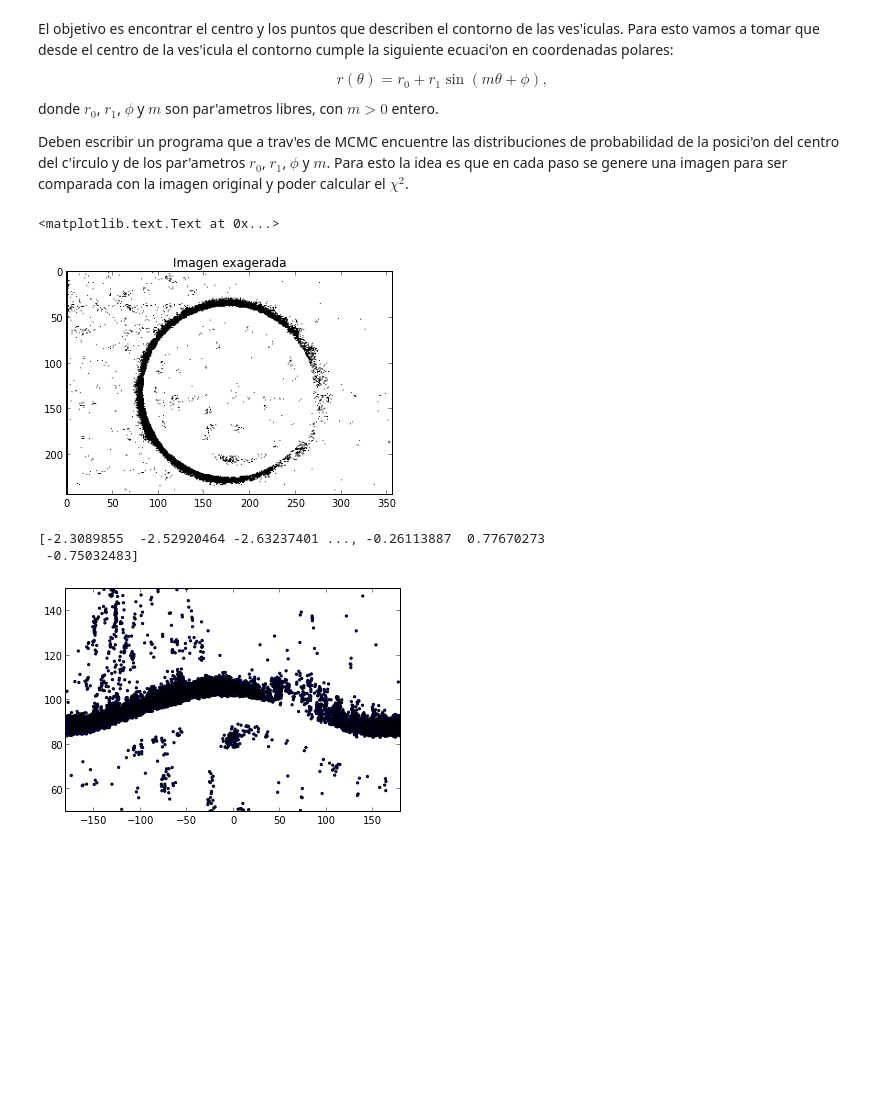
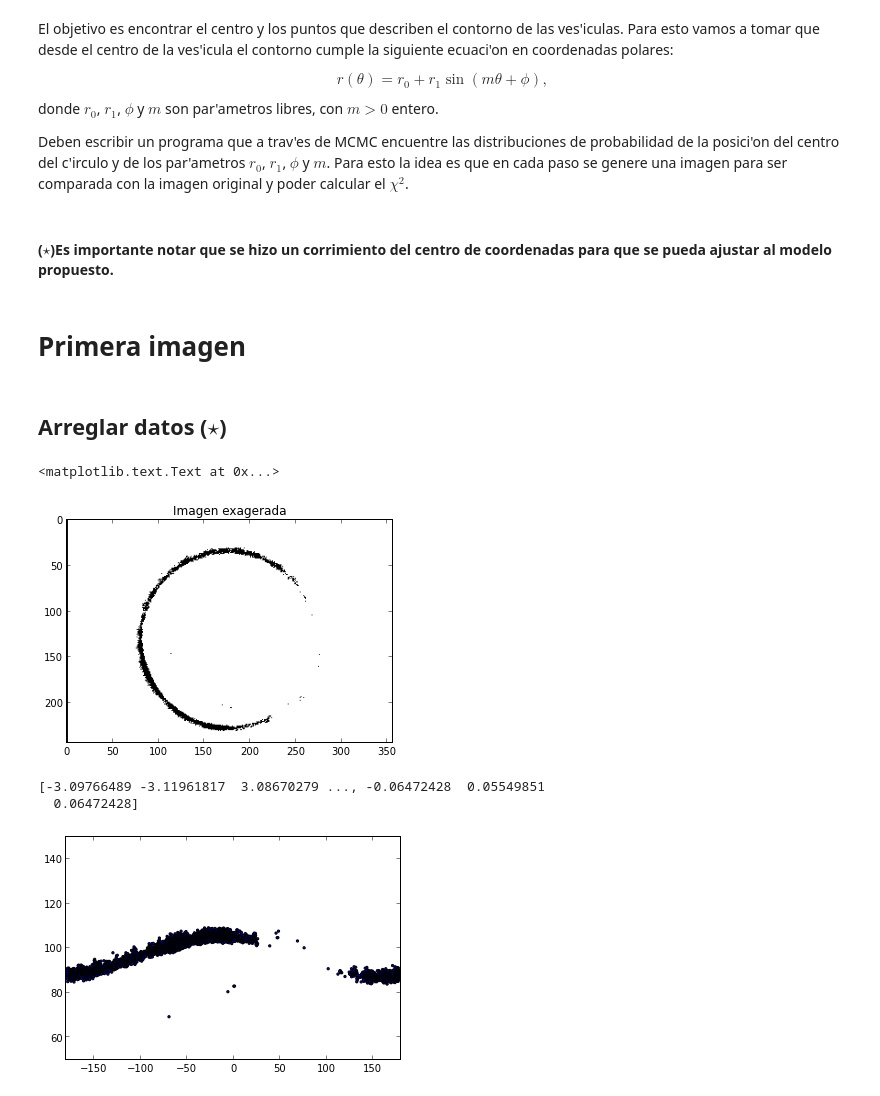
Before and after one commit to sebastianrosales/Castillo_Rosales_hw8, a Jupyter notebook: VesiculasDeRudy.ipynb, the cells around one changed output. Cells and saved outputs as stored; diff of their text form; code cells hidden in the pictures; blank space fills up the shorter version.

Commit message:
version 3. Funcional pero falta copiar para que haga la otra imagen

```diff
--- a/VesiculasDeRudy.ipynb
+++ b/VesiculasDeRudy.ipynb
@@ -46,37 +53,43 @@ def modelo(theta,r0,r1,m, phi):
+# %% [markdown]
+#### ($\star$)Es importante notar que se hizo un corrimiento del centro de coordenadas para que se pueda ajustar al modelo propuesto.
+# %% [markdown]
+# Primera imagen
+# %% [markdown]
+## Arreglar datos ($\star$)
 # %%
 xmax=len(Im1[:,0])
 ymax=len(Im1[0,:])
 r_obs=empty((0))
 theta_obs=empty((0))
 ImEx=zeros([xmax,ymax])
 contador1=0
 contador2=0
 for i in range(1,xmax):
     for j in range(1,ymax):
         valor=Im1[i,j]
         x=i-122
         y=j-178
-        if valor>181:
+        if valor>200:
             r=sqrt((x*x)+(y*y))
             theta=arctan2(y,x)
             #print "x= "+str(x)+", y= "+str(y)+", theta= "+str(theta*180/pi)+", r= "+str(r)
             r_obs = append(r_obs, r)
             theta_obs = append(theta_obs, theta)
             ImEx[i,j]=0
         else:
             ImEx[i,j]=1
 fig2 = figure(0)
 imshow(ImEx[:,:], cmap = cm.Greys_r)
 plt.title('Imagen exagerada', fontsize=12)
 # %% [output]
 <matplotlib.text.Text at 0x...>
-[figure, old version]
+[figure, new version]
 # %%
 scatter(theta_obs*180/pi, r_obs,s=5)
 xlim (-180,180)
 ylim(50, 150)
 print theta_obs
 # %% [output]
-[-2.3089855  -2.52920464 -2.63237401 ..., -0.26113887  0.77670273
- -0.75032483]
+[-3.09766489 -3.11961817  3.08670279 ..., -0.06472428  0.05549851
+  0.06472428]
-[figure, old version]
+[figure, new version]
```
Also changed, not shown: parts of 9 cells of this notebook.
